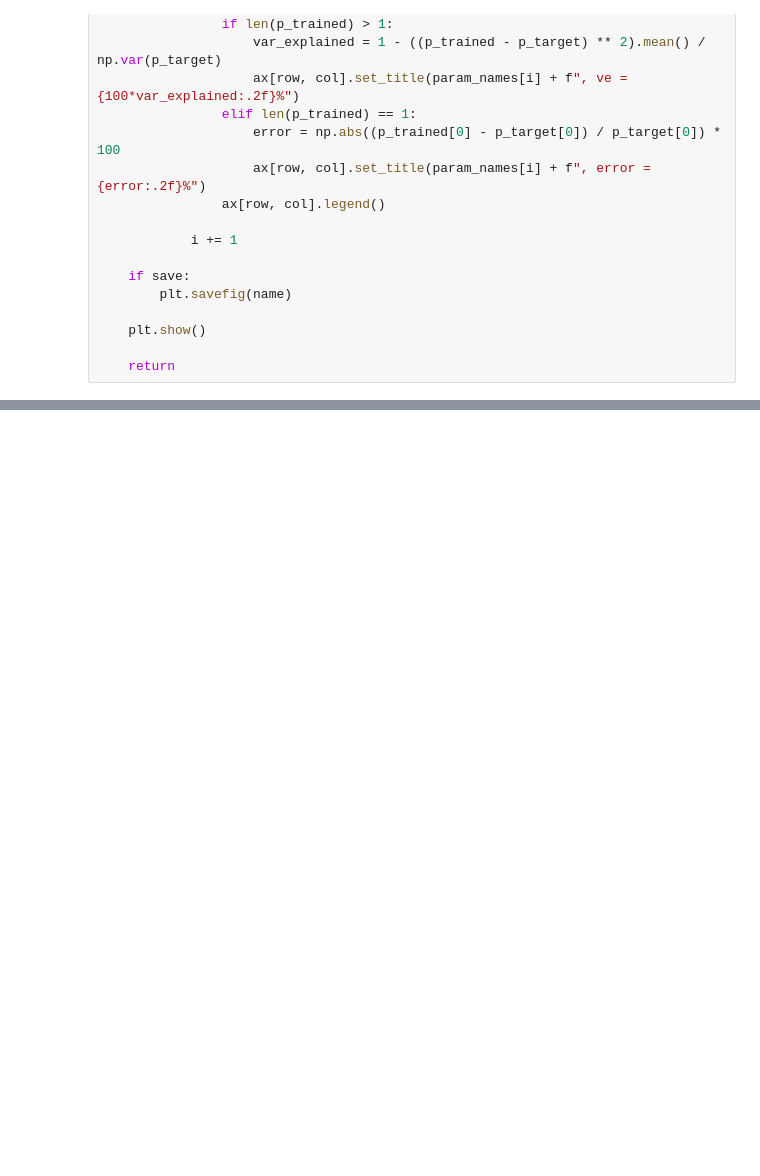
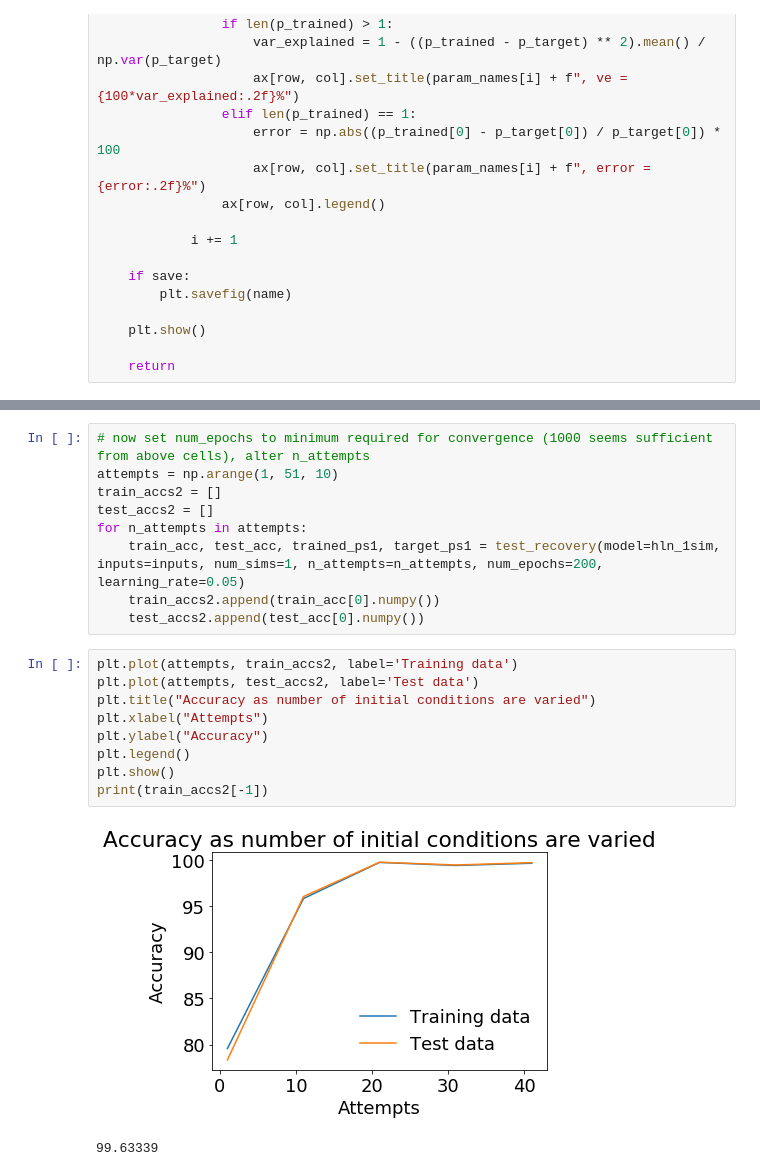
Before and after one commit to eap40/iib-neuro-proj, a Jupyter notebook: Notebooks/training_build.ipynb, the cells around one changed output, grey strips where cells are left out. Cells and saved outputs as stored; diff of their text form; blank space fills up the shorter version.

```diff
--- a/Notebooks/training_build.ipynb
+++ b/Notebooks/training_build.ipynb
@@ -120,0 +154,21 @@ plot_params_1l(trained_params_list, target_params_list)
+# %%
+# now set num_epochs to minimum required for convergence (1000 seems sufficient from above cells), alter n_attempts
+attempts = np.arange(1, 51, 10)
+train_accs2 = []
+test_accs2 = []
+for n_attempts in attempts:
+    train_acc, test_acc, trained_ps1, target_ps1 = test_recovery(model=hln_1sim, inputs=inputs, num_sims=1, n_attempts=n_attempts, num_epochs=200, learning_rate=0.05)
+    train_accs2.append(train_acc[0].numpy())
+    test_accs2.append(test_acc[0].numpy())
+# %%
+plt.plot(attempts, train_accs2, label='Training data')
+plt.plot(attempts, test_accs2, label='Test data')
+plt.title("Accuracy as number of initial conditions are varied")
+plt.xlabel("Attempts")
+plt.ylabel("Accuracy")
+plt.legend()
+plt.show()
+print(train_accs2[-1])
+# %% [output]
+[figure, added]
+99.63339
```
Also changed, not shown: parts of 8 cells of this notebook.
